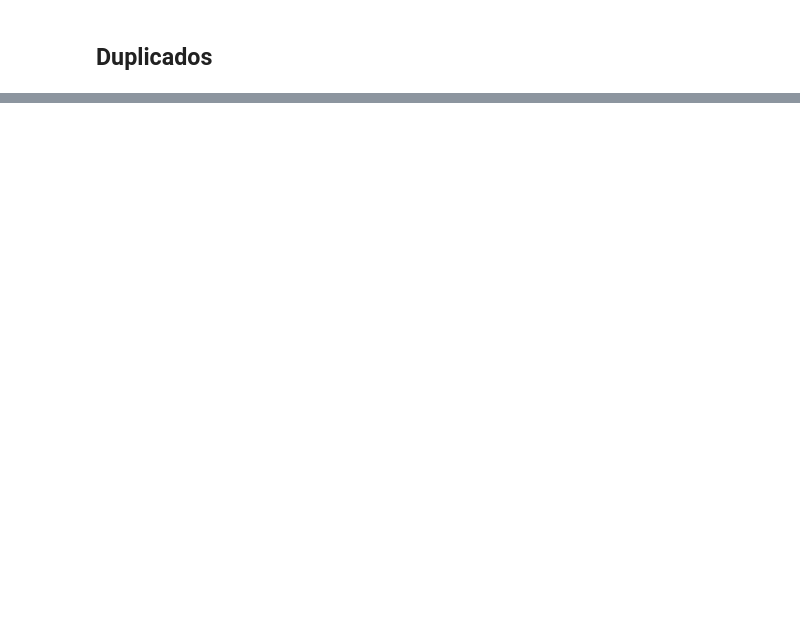
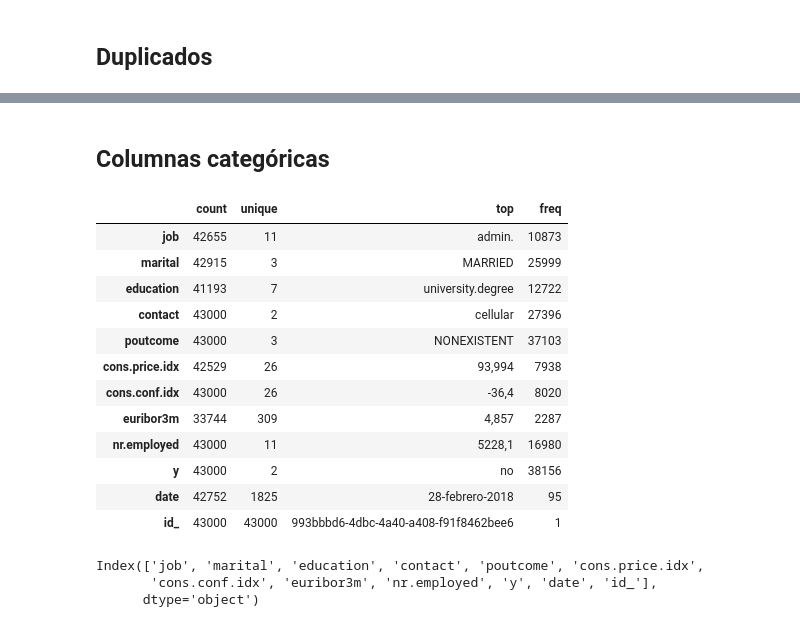
Before and after one commit to trhoudini/Proyecto-EDA, a Jupyter notebook: notebook/01-Analisis_preliminar.ipynb, the cells around one changed output, grey strips where cells are left out. Saved outputs shown, nothing was run; the diff lists cells and outputs as text; code cells hidden in the pictures; blank space fills up the shorter version.

```diff
--- a/notebook/01-Analisis_preliminar.ipynb
+++ b/notebook/01-Analisis_preliminar.ipynb
@@ -153,0 +339,26 @@ np.int64(0)
+# %% [markdown]
+## Columnas categóricas
+# %%
+df.describe(include=['category', 'object']).T
+# %% [output]
+|  | count | unique | top | freq |
+| job | 42655 | 11 | admin. | 10873 |
+| marital | 42915 | 3 | MARRIED | 25999 |
+| education | 41193 | 7 | university.degree | 12722 |
+| contact | 43000 | 2 | cellular | 27396 |
+| poutcome | 43000 | 3 | NONEXISTENT | 37103 |
+| cons.price.idx | 42529 | 26 | 93,994 | 7938 |
+| cons.conf.idx | 43000 | 26 | -36,4 | 8020 |
+| euribor3m | 33744 | 309 | 4,857 | 2287 |
+| nr.employed | 43000 | 11 | 5228,1 | 16980 |
+| y | 43000 | 2 | no | 38156 |
+| date | 42752 | 1825 | 28-febrero-2018 | 95 |
+| id_ | 43000 | 43000 | 993bbbd6-4dbc-4a40-a408-f91f8462bee6 | 1 |
+# %%
+columnas_cat = df.describe(include=['category', 'object']).columns
+
+columnas_cat
+# %% [output]
+Index(['job', 'marital', 'education', 'contact', 'poutcome', 'cons.price.idx',
+       'cons.conf.idx', 'euribor3m', 'nr.employed', 'y', 'date', 'id_'],
+      dtype='object')
```
Also changed, not shown: parts of 35 cells of this notebook.
